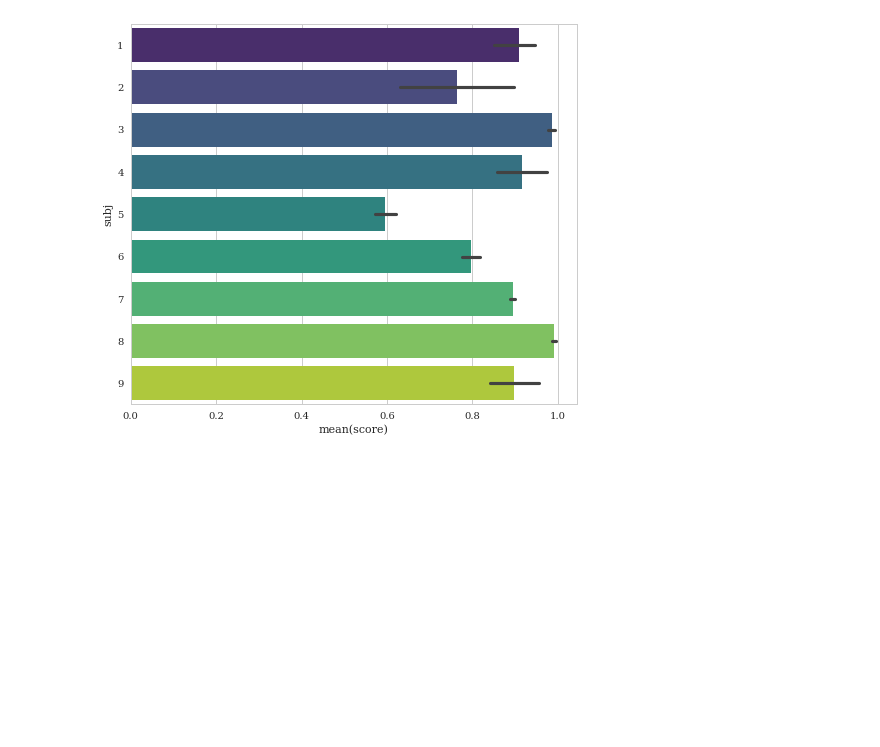
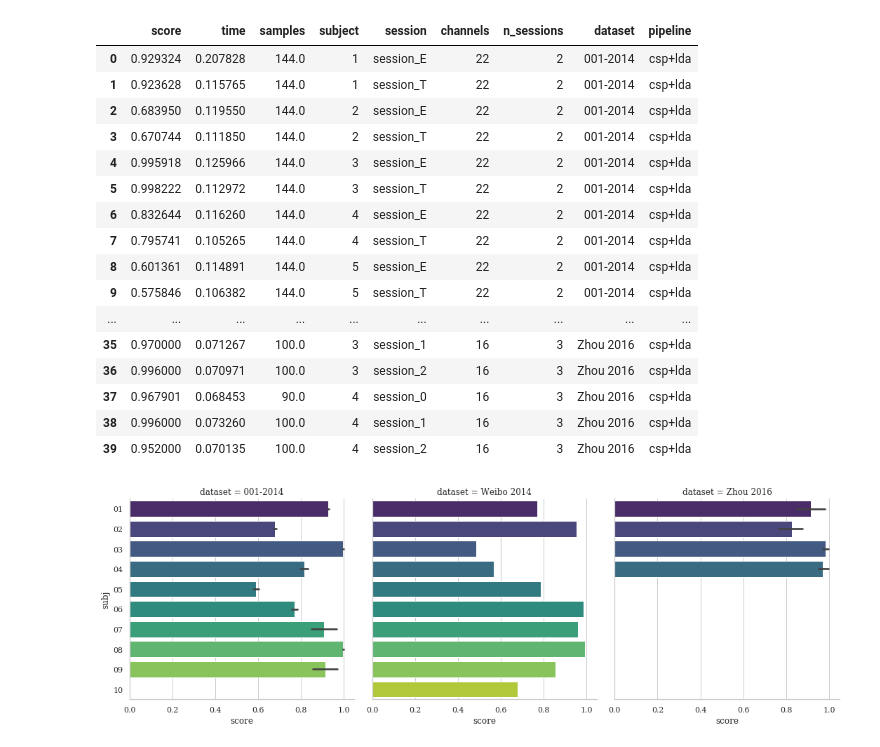
Before and after one commit to plcrodrigues/Workshop-MOABB-BCI-Graz-2019, a Jupyter notebook: Part2.2-MOABB_basic_example.ipynb, the cells around one changed output. Drawn from its saved outputs; the diff is of its cells as text; code cells hidden in the pictures; blank space fills up the shorter version.

Commit message:
Finished the Part 2 (has to improve the comments and figures, but the core is done); starting the 1.1 now

```diff
--- a/Part2.2-MOABB_basic_example.ipynb
+++ b/Part2.2-MOABB_basic_example.ipynb
@@ -20,11 +23,11 @@ warnings.filterwarnings("ignore")
 # %%
-datasets = [BNCI2014001(), MunichMI(), Zhou2016()]
+datasets = [Zhou2016(), BNCI2014001(), Weibo2014()]
 
 paradigm = LeftRightImagery()
 
-evaluation = CrossSessionEvaluation(paradigm=paradigm, datasets=datasets, overwrite=True)
+evaluation = WithinSessionEvaluation(paradigm=paradigm, datasets=datasets, overwrite=True)
 
-pipelines = make_pipeline(CSP(n_components=8), LDA())
+pipeline = make_pipeline(CSP(n_components=8), LDA())
 
-results = evaluation.process({'csp+lda':pipelines})
+results = evaluation.process({'csp+lda':pipeline})
 # %% [output]
@@ -136,8 +51,25 @@ The following EEG sensors did not have a position specified in the selected mont
+# %%
+results
+# %% [output]
+|  | score | time | samples | subject | session | channels | n_sessions | dataset | pipeline |
+| 0 | 0.929324 | 0.207828 | 144.0 | 1 | session_E | 22 | 2 | 001-2014 | csp+lda |
+| 1 | 0.923628 | 0.115765 | 144.0 | 1 | session_T | 22 | 2 | 001-2014 | csp+lda |
+| 2 | 0.683950 | 0.119550 | 144.0 | 2 | session_E | 22 | 2 | 001-2014 | csp+lda |
+| 3 | 0.670744 | 0.111850 | 144.0 | 2 | session_T | 22 | 2 | 001-2014 | csp+lda |
+| 4 | 0.995918 | 0.125966 | 144.0 | 3 | session_E | 22 | 2 | 001-2014 | csp+lda |
+| 5 | 0.998222 | 0.112972 | 144.0 | 3 | session_T | 22 | 2 | 001-2014 | csp+lda |
+| 6 | 0.832644 | 0.116260 | 144.0 | 4 | session_E | 22 | 2 | 001-2014 | csp+lda |
+| 7 | 0.795741 | 0.105265 | 144.0 | 4 | session_T | 22 | 2 | 001-2014 | csp+lda |
+| 8 | 0.601361 | 0.114891 | 144.0 | 5 | session_E | 22 | 2 | 001-2014 | csp+lda |
+| 9 | 0.575846 | 0.106382 | 144.0 | 5 | session_T | 22 | 2 | 001-2014 | csp+lda |
+| ... | ... | ... | ... | ... | ... | ... | ... | ... | ... |
+| 35 | 0.970000 | 0.071267 | 100.0 | 3 | session_1 | 16 | 3 | Zhou 2016 | csp+lda |
+| 36 | 0.996000 | 0.070971 | 100.0 | 3 | session_2 | 16 | 3 | Zhou 2016 | csp+lda |
+| 37 | 0.967901 | 0.068453 | 90.0 | 4 | session_0 | 16 | 3 | Zhou 2016 | csp+lda |
+| 38 | 0.996000 | 0.073260 | 100.0 | 4 | session_1 | 16 | 3 | Zhou 2016 | csp+lda |
+| 39 | 0.952000 | 0.070135 | 100.0 | 4 | session_2 | 16 | 3 | Zhou 2016 | csp+lda |
 # %%
-fig, ax = plt.subplots(figsize=(8,7))
-results["subj"] = results["subject"].apply(str)
-sns.barplot(x="score", y="subj", data=results, orient='h', palette='viridis', ax=ax)
-#sns.catplot(kind='bar', x="score", y="subj", hue='session', data=results, orient='h', palette='viridis')
-fig.show()
+results["subj"] = [str(resi).zfill(2) for resi in results["subject"]]
+g = sns.catplot(kind='bar', x="score", y="subj", col="dataset", data=results, orient='h', palette='viridis')
 # %% [output]
-[figure, old version]
+[figure, new version]
```
Also changed, not shown: parts of 2 cells of this notebook, 3 other files.
